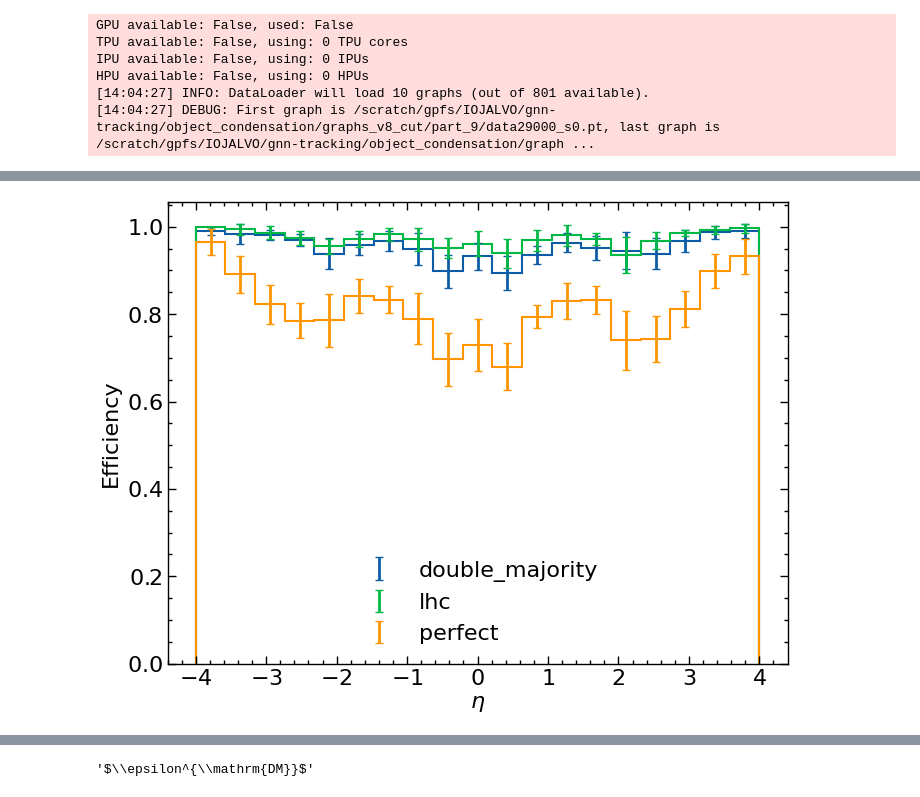
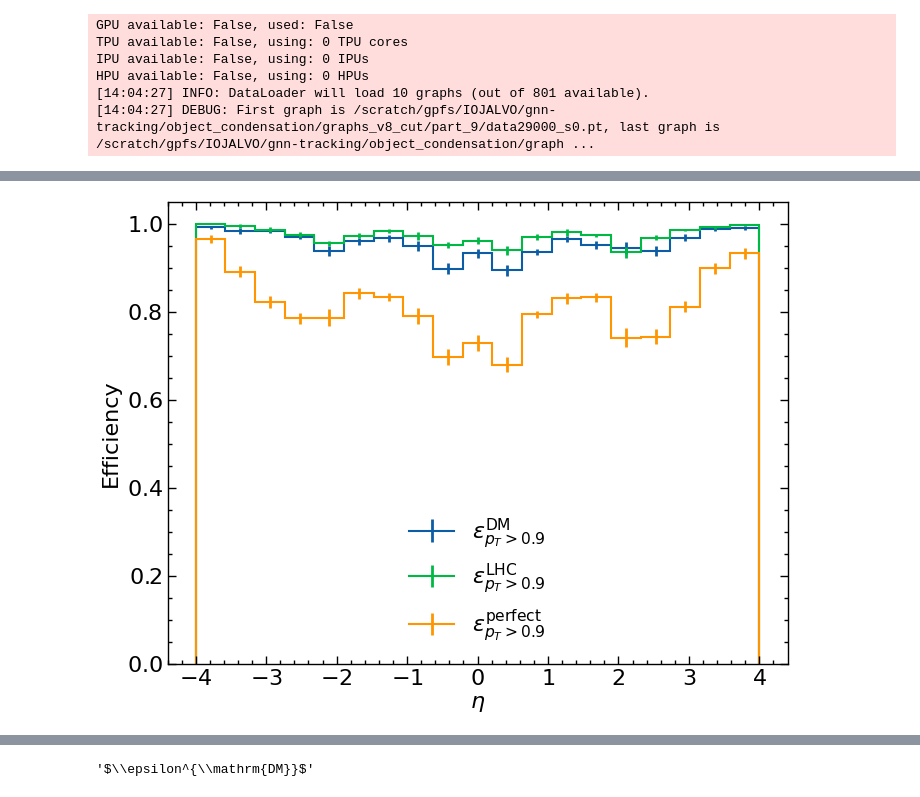
Before and after one commit to gnn-tracking/paper-plots, a Jupyter notebook: notebooks/030_performance_legacy.ipynb, the cells around one changed output, grey strips where cells are left out. Saved outputs shown, nothing was run; the diff lists cells and outputs as text; code cells hidden in the pictures.

```diff
--- a/notebooks/030_performance_legacy.ipynb
+++ b/notebooks/030_performance_legacy.ipynb
@@ -203,13 +211,13 @@ r
 # vs pt and eta
 # %%
 class PerformancePlot(Plot):
-    def __init__(self, xs, df, *, df_ul=None, var="pt", **kwargs):
+    def __init__(self, xs, df, *, df_ul=None, var="pt", y_label="Efficiency", **kwargs):
         super().__init__(**kwargs)
         self.df = df
         self.df_ul = df_ul
         self.xs = xs
         self.ax.set_xlabel(vm[var])
-        self.ax.set_ylabel("Efficiency")
+        self.ax.set_ylabel(y_label)
         self._legend_items = []
 
     def plot_var(
@@ -231,16 +239,16 @@ class PerformancePlot(Plot):
         bar = self.ax.errorbar(
             mids,
             var,
-            yerr=f"{var}_std",
+            yerr=f"{var}_err",
             ls="none",
             color=color,
             data=self.df,
-            capsize=3,
         )
         self._legend_items.append(((stairs, bar), label))
 
     def add_blocked(self, a, b, label="Not trained for"):
-        self.ax.axvspan(a, b, alpha=0.3, color="gray", label=label, linestyle="none")
+        span = self.ax.axvspan(a, b, alpha=0.3, color="gray", label=label, linestyle="none")
+        self._legend_items.append(((span,), label))
 
     def add_legend(self, **kwargs):
         all_handles = [item[0] for item in self._legend_items]
@@ -381,13 +400,13 @@ p.ax.get_figure().savefig("vs_pt.pdf")
 # %%
 # vs_eta_ul = None
 p = PerformancePlot(
     df=vs_eta, df_ul=None, xs=etas, var=vm["eta"].latex
 )  # , model=model
 # p.ax.set_xlim(-4.5, 4.5)
 p.plot_var("double_majority", "C0", label=vm["double_majority_pt0.9"].latex)
 p.plot_var("lhc", "C1", label=vm["lhc_pt0.9"].latex, plot_ul=False)
 p.plot_var("perfect", "C2", label=vm["perfect_pt0.9"].latex)
-p.ax.legend()
+p.add_legend()
 p.ax.get_figure().savefig("vs_eta.pdf")
 # %% [output]
-[figure, old version]
+[figure, new version]
```
Also changed, not shown: parts of 12 cells of this notebook.
